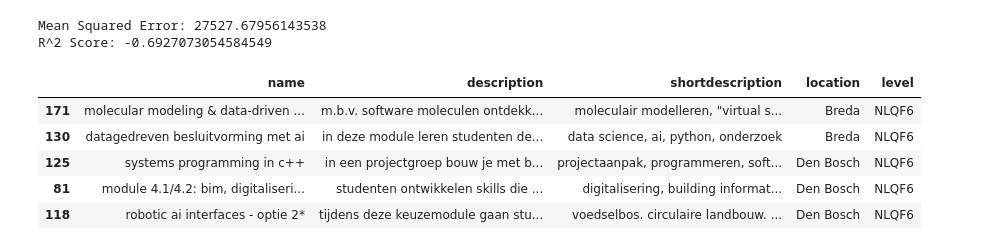
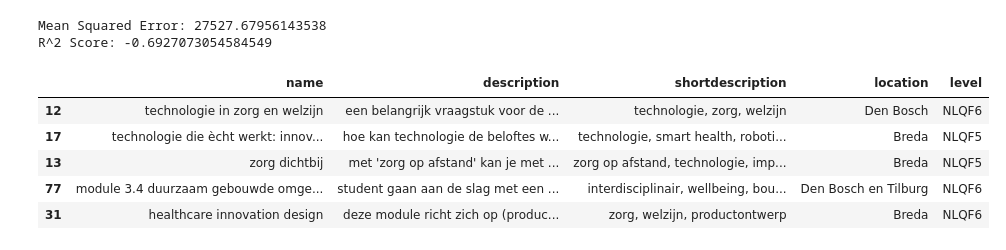
Before and after one commit to EnesT51/LU2-AI-Prototype, a Jupyter notebook: AI-PoC/AI_PoC.ipynb, the cells around one changed output. Cells and saved outputs as stored; diff of their text form; code cells hidden in the pictures.

```diff
--- a/AI-PoC/AI_PoC.ipynb
+++ b/AI-PoC/AI_PoC.ipynb
@@ -285,5 +282,5 @@ class HybridRecommender:
 
         return top_modules[['name', 'description', 'shortdescription', 'location', 'level']]
 # %%
-student_input = "ik wil programmeren in c++ en python"
+student_input = "zorg, gezondheid en welzijn, technologie, programmeren"
 # %%
@@ -298,18 +294,19 @@ recommender = HybridRecommender(cosine_sim=0.5, intrest_match=0.2, tfidf_score=0
 # %%
 import pickle
 
 # with open('hybrid_recommender_model.pkl', 'wb') as f:
 #     pickle.dump(recommender, f)
 
+model = None
 with open('hybrid_recommender_model.pkl', 'rb') as f:
-    recommender = pickle.load(f)
+    model = pickle.load(f)
 
-top = recommender.recommend(student_input, top_k=5)
+top = model.recommend(student_input, top_k=5)
 top.head()
 # %% [output]
 |  | name | description | shortdescription | location | level |
-| 171 | molecular modeling & data-driven ... | m.b.v. software moleculen ontdekk... | moleculair modelleren, "virtual s... | Breda | NLQF6 |
-| 130 | datagedreven besluitvorming met ai | in deze module leren studenten de... | data science, ai, python, onderzoek | Breda | NLQF6 |
-| 125 | systems programming in c++ | in een projectgroep bouw je met b... | projectaanpak, programmeren, soft... | Den Bosch | NLQF6 |
-| 81 | module 4.1/4.2: bim, digitaliseri... | studenten ontwikkelen skills die ... | digitalisering, building informat... | Den Bosch | NLQF6 |
-| 118 | robotic ai interfaces - optie 2* | tijdens deze keuzemodule gaan stu... | voedselbos. circulaire landbouw. ... | Den Bosch | NLQF6 |
+| 12 | technologie in zorg en welzijn | een belangrijk vraagstuk voor de ... | technologie, zorg, welzijn | Den Bosch | NLQF6 |
+| 17 | technologie die ècht werkt: innov... | hoe kan technologie de beloftes w... | technologie, smart health, roboti... | Breda | NLQF5 |
+| 13 | zorg dichtbij | met 'zorg op afstand' kan je met ... | zorg op afstand, technologie, imp... | Breda | NLQF5 |
+| 77 | module 3.4 duurzaam gebouwde omge... | student gaan aan de slag met een ... | interdisciplinair, wellbeing, bou... | Den Bosch en Tilburg | NLQF6 |
+| 31 | healthcare innovation design | deze module richt zich op (produc... | zorg, welzijn, productontwerp | Breda | NLQF6 |
```
Also changed, not shown: parts of 3 cells of this notebook.
